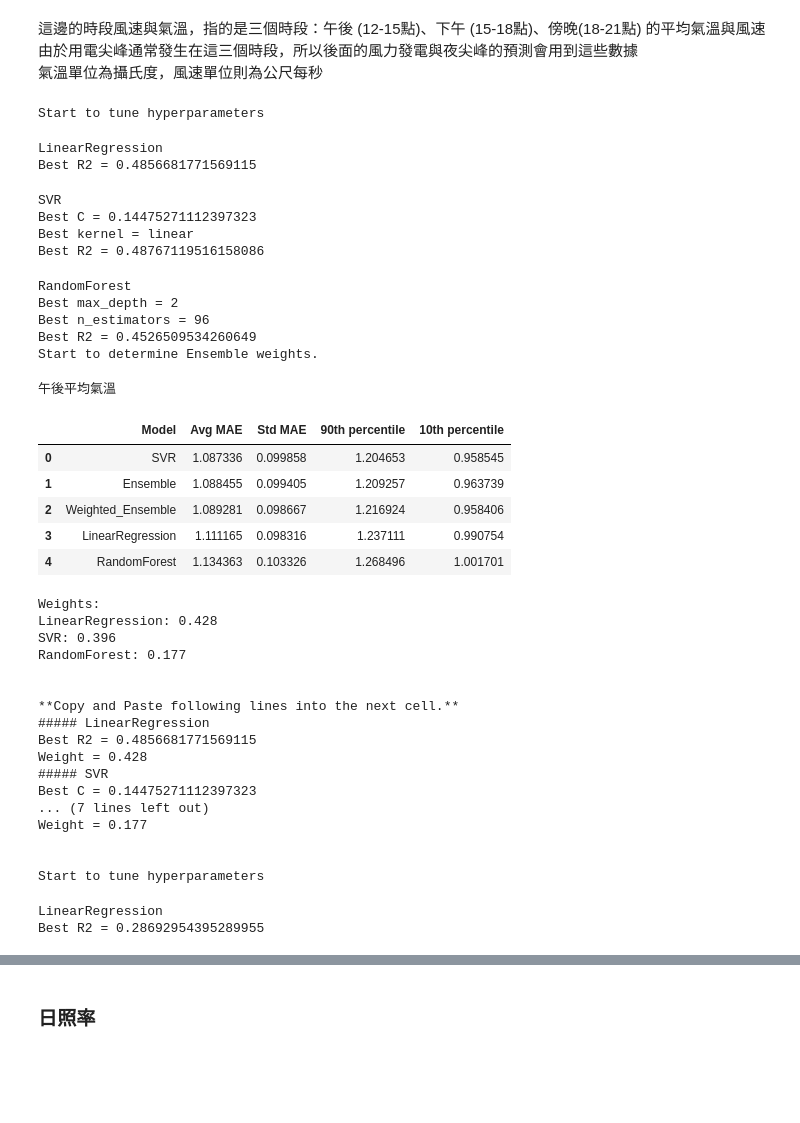
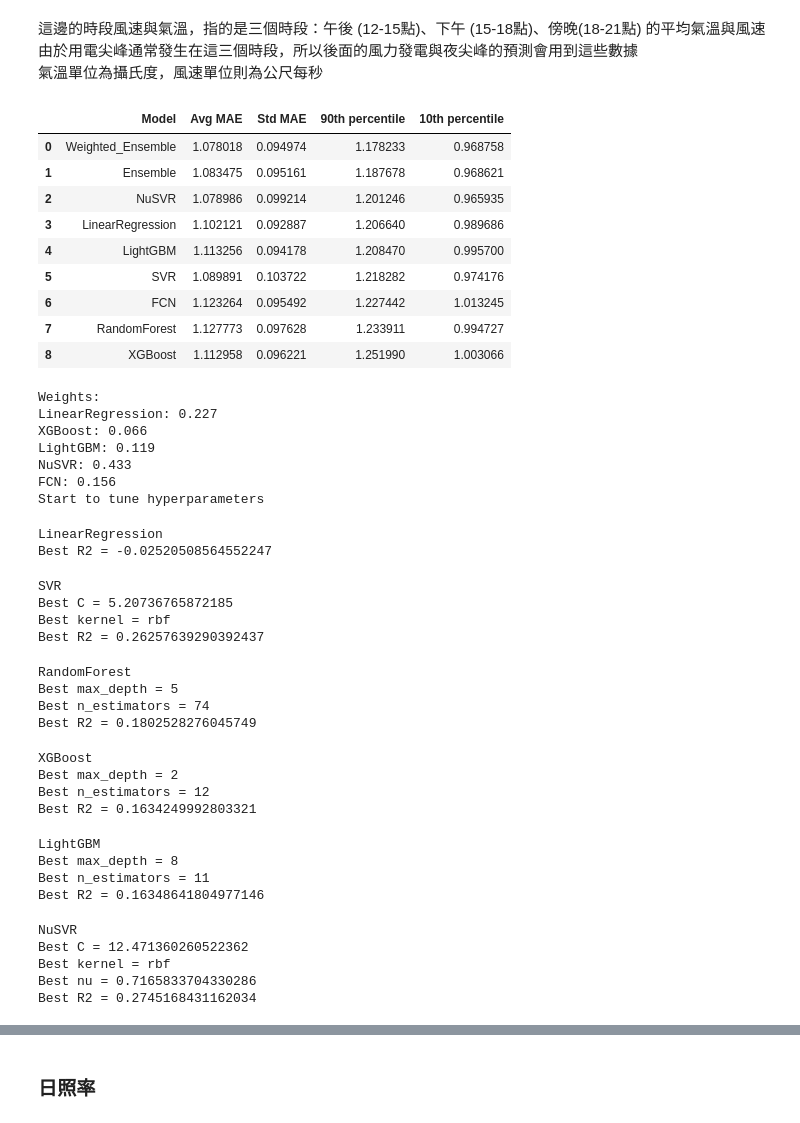
Before and after one commit to skyjadel/Taipower, a Jupyter notebook: Hyper parameter Tunning and Ensemble Weighting.ipynb, the cells around one changed output, grey strips where cells are left out. Cells and saved outputs as stored; diff of their text form; code cells hidden in the pictures; blank space fills up the shorter version.

```diff
--- a/Hyper parameter Tunning and Ensemble Weighting.ipynb
+++ b/Hyper parameter Tunning and Ensemble Weighting.ipynb
@@ -696,56 +715,66 @@ def flow_control(Y_feature, model_xcols, data_df, mode='regressor', speed_test=F
 # %%
 for des in ['午後', '下午', '傍晚']:
     model_xcols = {
         'LinearRegression': ['溫度'],
         'SVR': ['溫度'],
         'RandomForest': ['溫度'],
+        'XGBoost': ['溫度'],
+        'LightGBM': ['溫度'],
+        'NuSVR': ['溫度'],
+        'FCN': ['溫度'],
     }
     Y_feature = f'{des}平均氣溫'
     flow_control(Y_feature, model_xcols, forecast_obs_df, speed_test=speed_test)
 
     model_xcols = {
         'LinearRegression': ['風速'],
         'SVR': ['風速'],
         'RandomForest': ['風速'],
+        'XGBoost': ['風速'],
+        'LightGBM': ['風速'],
+        'NuSVR': ['風速'],
+        'FCN': ['風速'],
     }
     Y_feature = f'{des}平均風速'
-    flow_control(Y_feature, model_xcols, forecast_obs_df, speed_test=speed_test)
+    flow_control(Y_feature, model_xcols, forecast_obs_df, speed_test=speed_test, fit_wind_square=True)
 # %% [output]
+|  | Model | Avg MAE | Std MAE | 90th percentile | 10th percentile |
+| 0 | Weighted_Ensemble | 1.078018 | 0.094974 | 1.178233 | 0.968758 |
+| 1 | Ensemble | 1.083475 | 0.095161 | 1.187678 | 0.968621 |
+| 2 | NuSVR | 1.078986 | 0.099214 | 1.201246 | 0.965935 |
+| 3 | LinearRegression | 1.102121 | 0.092887 | 1.206640 | 0.989686 |
+| 4 | LightGBM | 1.113256 | 0.094178 | 1.208470 | 0.995700 |
+| 5 | SVR | 1.089891 | 0.103722 | 1.218282 | 0.974176 |
+| 6 | FCN | 1.123264 | 0.095492 | 1.227442 | 1.013245 |
+| 7 | RandomForest | 1.127773 | 0.097628 | 1.233911 | 0.994727 |
+| 8 | XGBoost | 1.112958 | 0.096221 | 1.251990 | 1.003066 |
+Weights:
+LinearRegression: 0.227
+XGBoost: 0.066
+LightGBM: 0.119
+NuSVR: 0.433
+FCN: 0.156
 Start to tune hyperparameters
 LinearRegression
-Best R2 = 0.4856681771569115
+Best R2 = -0.02520508564552247
 SVR
-Best C = 0.14475271112397323
-Best kernel = linear
-Best R2 = 0.48767119516158086
+Best C = 5.20736765872185
+Best kernel = rbf
+Best R2 = 0.26257639290392437
 RandomForest
-Best max_depth = 2
-Best n_estimators = 96
-Best R2 = 0.4526509534260649
-Start to determine Ensemble weights.
+Best max_depth = 5
+Best n_estimators = 74
+Best R2 = 0.1802528276045749
-午後平均氣溫
+XGBoost
+Best max_depth = 2
+Best n_estimators = 12
+Best R2 = 0.1634249992803321
-|  | Model | Avg MAE | Std MAE | 90th percentile | 10th percentile |
-| 0 | SVR | 1.087336 | 0.099858 | 1.204653 | 0.958545 |
-| 1 | Ensemble | 1.088455 | 0.099405 | 1.209257 | 0.963739 |
-| 2 | Weighted_Ensemble | 1.089281 | 0.098667 | 1.216924 | 0.958406 |
-| 3 | LinearRegression | 1.111165 | 0.098316 | 1.237111 | 0.990754 |
-| 4 | RandomForest | 1.134363 | 0.103326 | 1.268496 | 1.001701 |
-Weights:
-LinearRegression: 0.428
-SVR: 0.396
-RandomForest: 0.177
-
-
-**Copy and Paste following lines into the next cell.**
-##### LinearRegression
-Best R2 = 0.4856681771569115
-Weight = 0.428
-##### SVR
-Best C = 0.14475271112397323
-... (7 lines left out)
-Weight = 0.177
-
-
-Start to tune hyperparameters
+LightGBM
+Best max_depth = 8
+Best n_estimators = 11
+Best R2 = 0.16348641804977146
-LinearRegression
-Best R2 = 0.28692954395289955
+NuSVR
+Best C = 12.471360260522362
+Best kernel = rbf
+Best nu = 0.7165833704330286
+Best R2 = 0.2745168431162034
```
Also changed, not shown: parts of 38 cells of this notebook.
